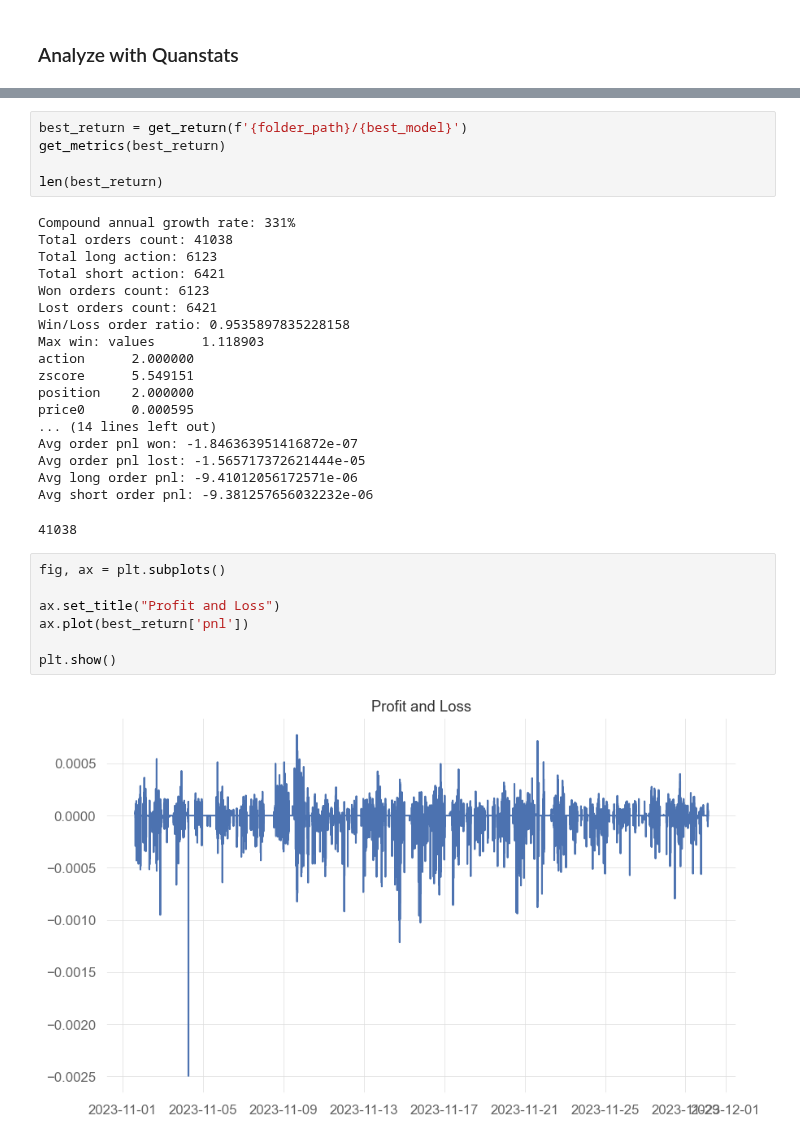
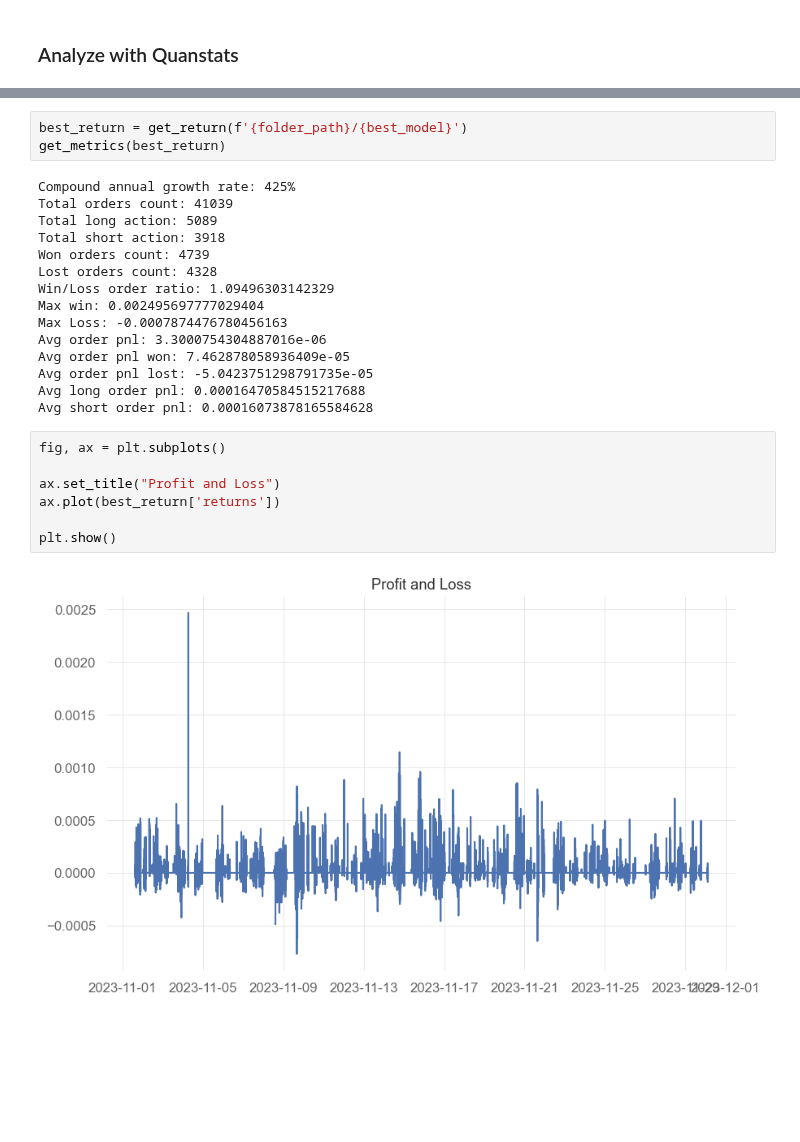
Before and after one commit to Hongshen-Yang/pair-trading-envs, a Jupyter notebook: trade_RL_restrict_thres2.ipynb, the cells around one changed output, grey strips where cells are left out. Cells and saved outputs as stored; diff of their text form; blank space fills up the shorter version.

```diff
--- a/trade_RL_restrict_thres2.ipynb
+++ b/trade_RL_restrict_thres2.ipynb
@@ -269,36 +300,30 @@ The best model is networth_ppo.csv
 # %%
 best_return = get_return(f'{folder_path}/{best_model}')
 get_metrics(best_return)
-
-len(best_return)
 # %% [output]
-Compound annual growth rate: 331%
-Total orders count: 41038
-Total long action: 6123
-Total short action: 6421
-Won orders count: 6123
-Lost orders count: 6421
-Win/Loss order ratio: 0.9535897835228158
-Max win: values      1.118903
-action      2.000000
-zscore      5.549151
-position    2.000000
-price0      0.000595
-... (14 lines left out)
-Avg order pnl won: -1.846363951416872e-07
-Avg order pnl lost: -1.565717372621444e-05
-Avg long order pnl: -9.41012056172571e-06
-Avg short order pnl: -9.381257656032232e-06
+Compound annual growth rate: 425%
+Total orders count: 41039
+Total long action: 5089
+Total short action: 3918
+Won orders count: 4739
+Lost orders count: 4328
+Win/Loss order ratio: 1.09496303142329
+Max win: 0.002495697777029404
+Max Loss: -0.0007874476780456163
+Avg order pnl: 3.3000754304887016e-06
+Avg order pnl won: 7.462878058936409e-05
+Avg order pnl lost: -5.0423751298791735e-05
+Avg long order pnl: 0.00016470584515217688
+Avg short order pnl: 0.00016073878165584628
-41038
 # %%
 fig, ax = plt.subplots()
 
 ax.set_title("Profit and Loss")
-ax.plot(best_return['pnl'])
+ax.plot(best_return['returns'])
 
 plt.show()
 # %% [output]
-[figure, old version]
+[figure, new version]
 # %%
 qs.reports.full(best_return['returns'])
 # %% [output]
```
Also changed, not shown: parts of 16 cells of this notebook, 35 other files.
